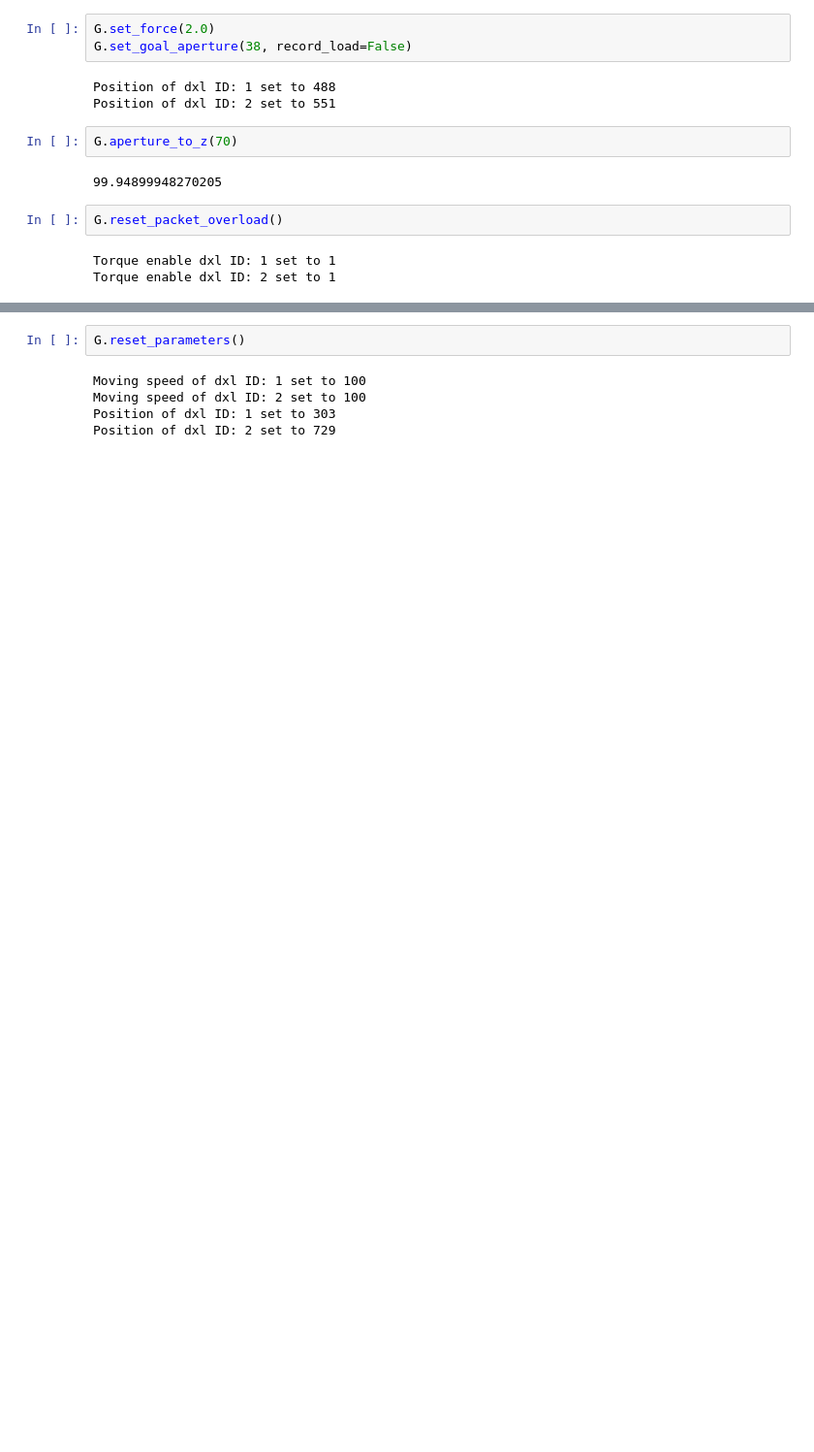
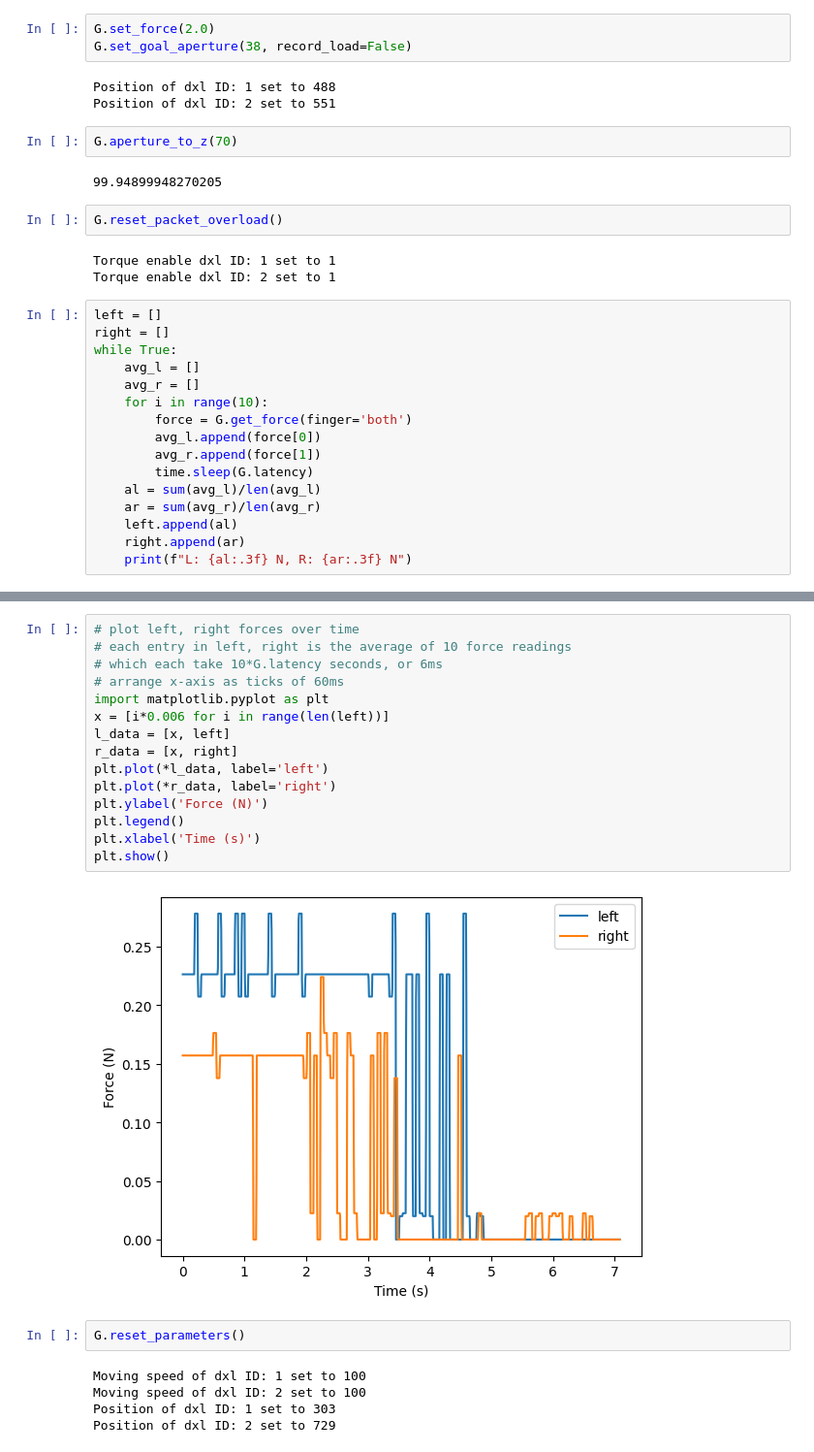
Before and after one commit to correlllab/MAGPIE, a Jupyter notebook: magpie/prompt_planner/gripper_test.ipynb, the cells around one changed output, grey strips where cells are left out. Shown at 97% size. Drawn from its saved outputs; the diff is of its cells as text; blank space fills up the shorter version.

```diff
--- a/magpie/prompt_planner/gripper_test.ipynb
+++ b/magpie/prompt_planner/gripper_test.ipynb
@@ -38,3 +38,19 @@ G.reset_packet_overload()
 # %% [output]
 Torque enable dxl ID: 1 set to 1
 Torque enable dxl ID: 2 set to 1
+# %%
+left = []
+right = []
+while True:
+    avg_l = []
+    avg_r = []
+    for i in range(10):
+        force = G.get_force(finger='both')
+        avg_l.append(force[0])
+        avg_r.append(force[1])
+        time.sleep(G.latency)
+    al = sum(avg_l)/len(avg_l)
+    ar = sum(avg_r)/len(avg_r)
+    left.append(al)
+    right.append(ar)
+    print(f"L: {al:.3f} N, R: {ar:.3f} N")
@@ -41,3 +76,20 @@ Torque enable dxl ID: 2 set to 1
+# %%
+# plot left, right forces over time
+# each entry in left, right is the average of 10 force readings
+# which each take 10*G.latency seconds, or 6ms
+# arrange x-axis as ticks of 60ms
+import matplotlib.pyplot as plt
+x = [i*0.006 for i in range(len(left))]
+l_data = [x, left]
+r_data = [x, right]
+plt.plot(*l_data, label='left')
+plt.plot(*r_data, label='right')
+plt.ylabel('Force (N)')
+plt.legend()
+plt.xlabel('Time (s)')
+plt.show()
+# %% [output]
+[figure, added]
 # %%
 G.reset_parameters()
 # %% [output]
```
Also changed, not shown: parts of 2 cells of this notebook.
